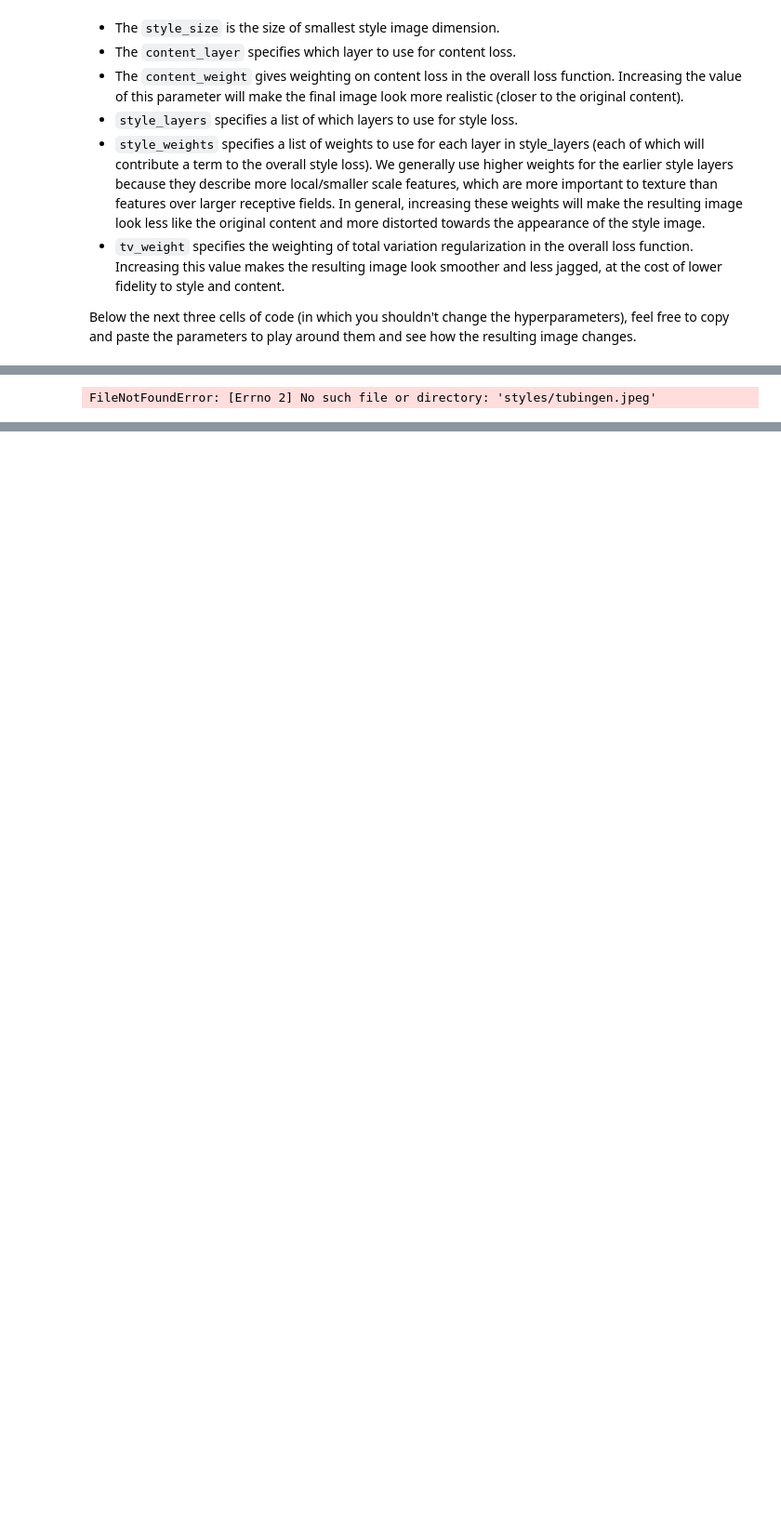
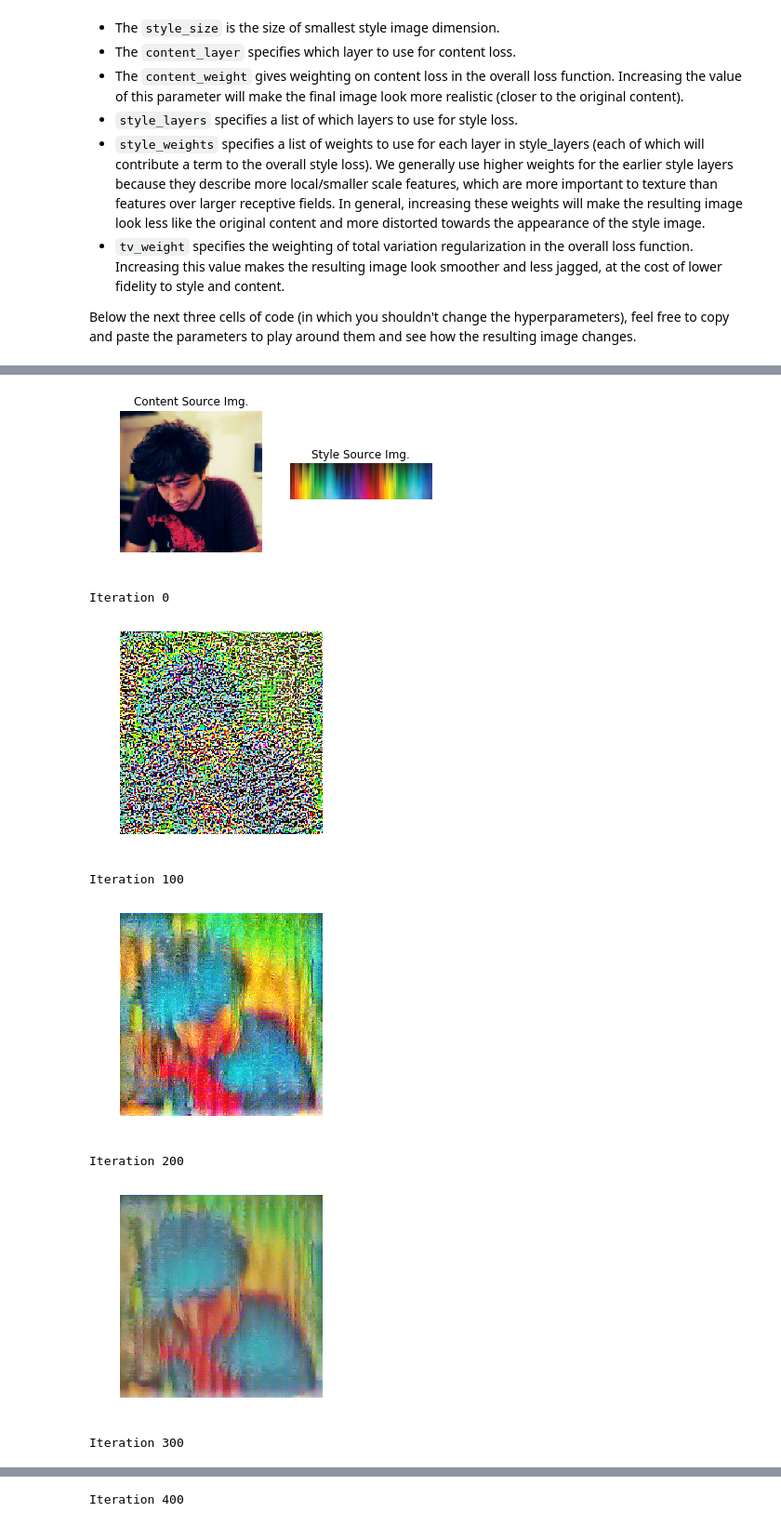
Before and after one commit to sharnam19/CS231N-Assignments, a Jupyter notebook: assignment3/StyleTransfer-TensorFlow.ipynb, the cells around one changed output, grey strips where cells are left out. Shown at 93% size. Cells and saved outputs as stored; diff of their text form; code cells hidden in the pictures; blank space fills up the shorter version.

```diff
--- a/assignment3/StyleTransfer-TensorFlow.ipynb
+++ b/assignment3/StyleTransfer-TensorFlow.ipynb
@@ -406,17 +410,24 @@ Iteration 199
 # %%
 # Scream + Tubingen
 params2 = {
     'content_image':'styles/tubingen.jpg',
-    'style_image':'styles/the_scream.jpg',
+    'style_image':'styles/images.jpg',
     'image_size':192,
     'style_size':224,
     'content_layer':3,
     'content_weight':3e-2,
     'style_layers':[1, 4, 6, 7],
     'style_weights':[200000, 800, 12, 1],
     'tv_weight':2e-2
 }
 
 style_transfer(**params2)
 # %% [output]
+[figure, added]
-FileNotFoundError: [Errno 2] No such file or directory: 'styles/tubingen.jpeg'
+Iteration 0
+[figure, added]
+Iteration 100
+[figure, added]
+Iteration 200
+[figure, added]
+Iteration 300
@@ -422,0 +435 @@ FileNotFoundError: [Errno 2] No such file or directory: 'styles/tubingen.jpeg'
+Iteration 400
```
Also changed, not shown: parts of 5 cells of this notebook, 4 other files.
